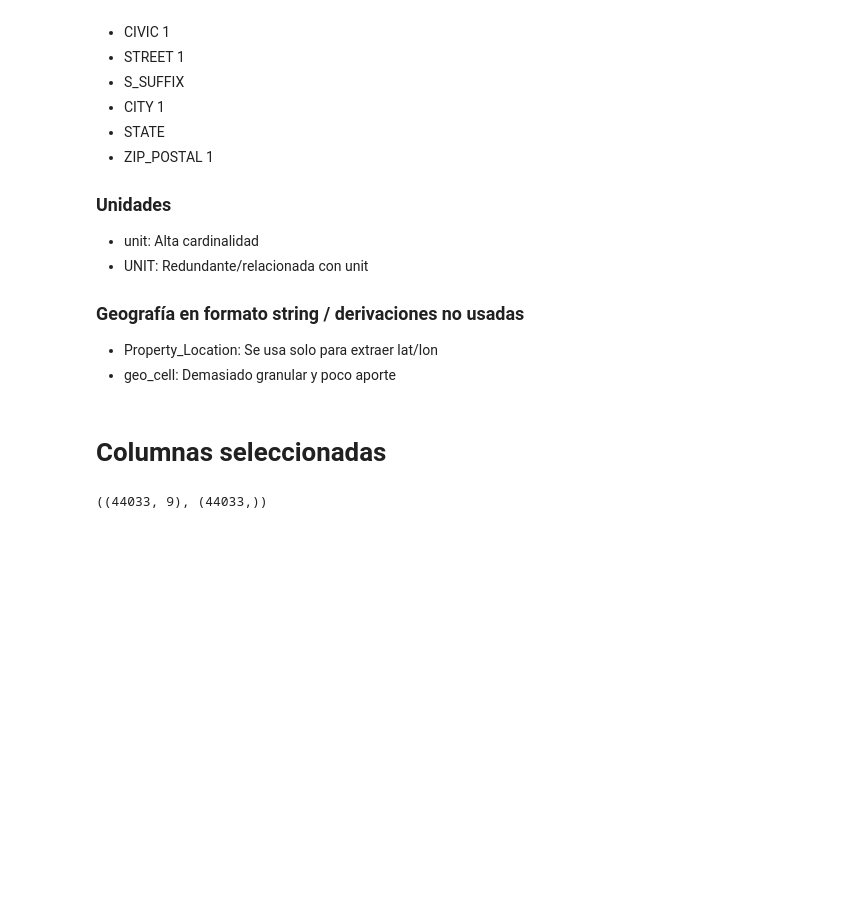
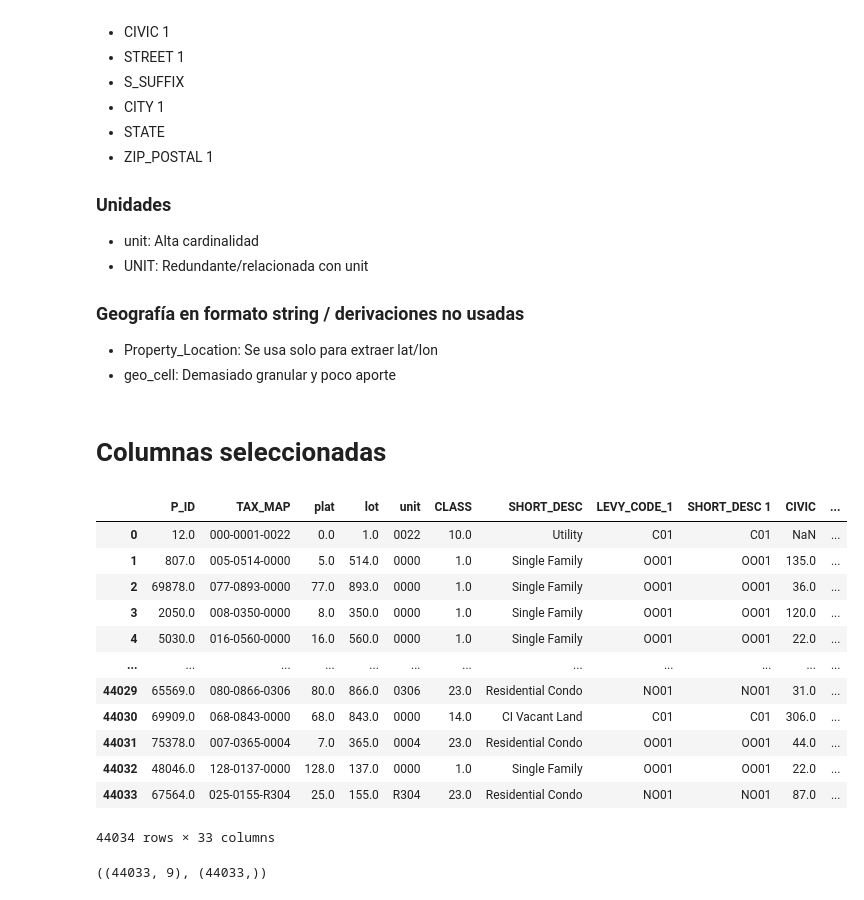
Before and after one commit to juanorion1/Prueba_Tributi, a Jupyter notebook: notebooks/data_prep_best_model.ipynb, the cells around one changed output. Drawn from its saved outputs; the diff is of its cells as text; code cells hidden in the pictures; blank space fills up the shorter version.

```diff
--- a/notebooks/data_prep_best_model.ipynb
+++ b/notebooks/data_prep_best_model.ipynb
@@ -120,18 +132,34 @@ zip_feature = ["ZIP_POSTAL"]
 
 features_final = num_features_final + cat_features_final + zip_feature
 # %%
-DATA_PATH = "../data/2024_Property_Tax_Roll.csv"
-df_ = pd.read_csv(DATA_PATH)
+data_path = "../data/"
+file_name = "2024_Property_Tax_Roll.csv"
+df_ = pd.read_csv(data_path + file_name)
 
 coords = df_["Property_Location"].str.extract(r"POINT\s*\(\s*([-\d\.]+)\s+([-\d\.]+)\s*\)")
 df_.loc[:,"lon"] = pd.to_numeric(coords[0], errors="coerce")
 df_.loc[:,"lat"] = pd.to_numeric(coords[1], errors="coerce")
 
 valid = df_[["lat", "lon"]].dropna()
 kmeans = KMeans(n_clusters=10, random_state=random_state)
 df_.loc[valid.index, "geo_cluster"] = kmeans.fit_predict(valid)
 
 df_["geo_cluster"] = df_["geo_cluster"].astype("Int64").astype(str)
+df_
+# %% [output]
+|  | P_ID | TAX_MAP | plat | lot | unit | CLASS | SHORT_DESC | LEVY_CODE_1 | SHORT_DESC 1 | CIVIC | ... |
+| 0 | 12.0 | 000-0001-0022 | 0.0 | 1.0 | 0022 | 10.0 | Utility | C01 | C01 | NaN | ... |
+| 1 | 807.0 | 005-0514-0000 | 5.0 | 514.0 | 0000 | 1.0 | Single Family | OO01 | OO01 | 135.0 | ... |
+| 2 | 69878.0 | 077-0893-0000 | 77.0 | 893.0 | 0000 | 1.0 | Single Family | OO01 | OO01 | 36.0 | ... |
+| 3 | 2050.0 | 008-0350-0000 | 8.0 | 350.0 | 0000 | 1.0 | Single Family | OO01 | OO01 | 120.0 | ... |
+| 4 | 5030.0 | 016-0560-0000 | 16.0 | 560.0 | 0000 | 1.0 | Single Family | OO01 | OO01 | 22.0 | ... |
+| ... | ... | ... | ... | ... | ... | ... | ... | ... | ... | ... | ... |
+| 44029 | 65569.0 | 080-0866-0306 | 80.0 | 866.0 | 0306 | 23.0 | Residential Condo | NO01 | NO01 | 31.0 | ... |
+| 44030 | 69909.0 | 068-0843-0000 | 68.0 | 843.0 | 0000 | 14.0 | CI Vacant Land | C01 | C01 | 306.0 | ... |
+| 44031 | 75378.0 | 007-0365-0004 | 7.0 | 365.0 | 0004 | 23.0 | Residential Condo | OO01 | OO01 | 44.0 | ... |
+| 44032 | 48046.0 | 128-0137-0000 | 128.0 | 137.0 | 0000 | 1.0 | Single Family | OO01 | OO01 | 22.0 | ... |
+| 44033 | 67564.0 | 025-0155-R304 | 25.0 | 155.0 | R304 | 23.0 | Residential Condo | NO01 | NO01 | 87.0 | ... |
+44034 rows × 33 columns
 # %%
 df_model = df_.dropna(subset=[target]).copy()
 
```
Also changed, not shown: parts of 11 cells of this notebook, 1 other file.
